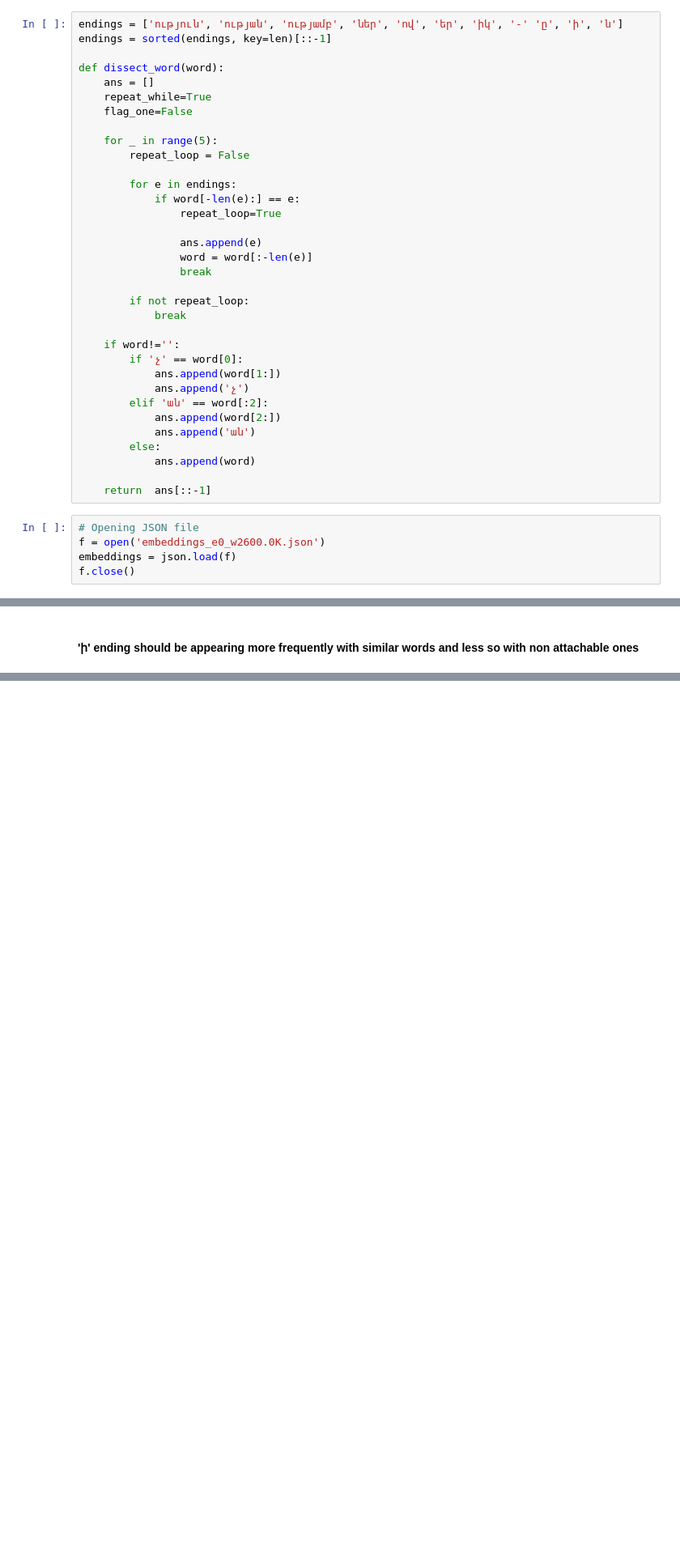
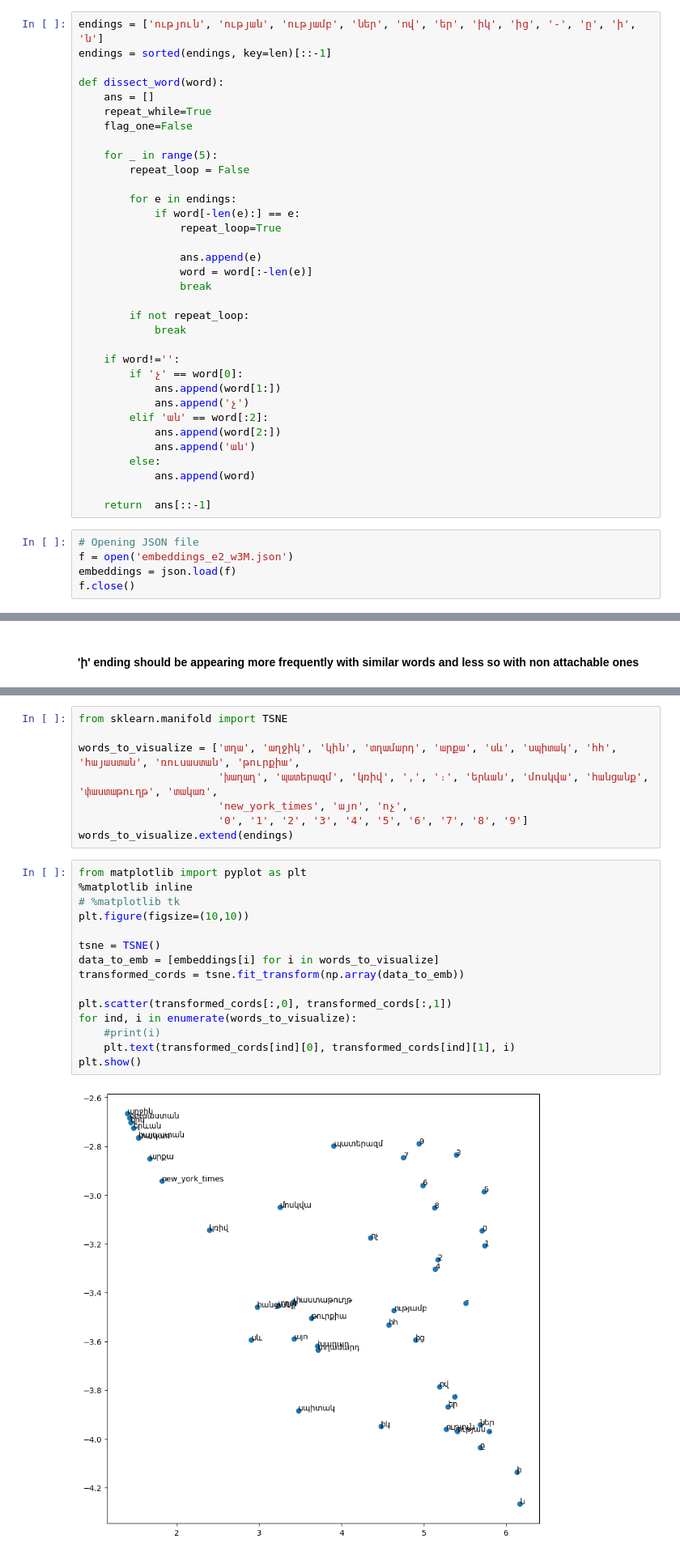
Before and after one commit to Movses1/ADV_ML_Bootcamp, a Jupyter notebook: NLP/Word2Vec/model_testing.ipynb, the cells around one changed output, grey strips where cells are left out. Shown: that part at 81% size. Drawn from its saved outputs; the diff is of its cells as text; blank space fills up the shorter version.

```diff
--- a/NLP/Word2Vec/model_testing.ipynb
+++ b/NLP/Word2Vec/model_testing.ipynb
@@ -5,7 +5,7 @@ from IPython import display
 from scipy.spatial.distance import cosine
 import json
 # %%
-endings = ['ություն', 'ության', 'ությամբ', 'ներ', 'ով', 'եր', 'իկ', '-' 'ը', 'ի', 'ն']
+endings = ['ություն', 'ության', 'ությամբ', 'ներ', 'ով', 'եր', 'իկ', 'ից', '-', 'ը', 'ի', 'ն']
 endings = sorted(endings, key=len)[::-1]
 
 def dissect_word(word):
@@ -40,7 +40,7 @@ def dissect_word(word):
     return  ans[::-1]
 # %%
 # Opening JSON file
-f = open('embeddings_e0_w2600.0K.json')
+f = open('embeddings_e2_w3M.json')
 embeddings = json.load(f)
 f.close()
 # %%
@@ -125,0 +129,25 @@ def calculate_similarity(word1, word2):
+# %%
+from sklearn.manifold import TSNE
+
+words_to_visualize = ['տղա', 'աղջիկ', 'կին', 'տղամարդ', 'արքա', 'սև', 'սպիտակ', 'հհ', 'հայաստան', 'ռուսաստան', 'թուրքիա',
+                      'խաղաղ', 'պատերազմ', 'կռիվ', ',', '։', 'երևան', 'մոսկվա', 'հանցանք', 'փաստաթուղթ', 'տակառ',
+                      'new_york_times', 'այո', 'ոչ',
+                      '0', '1', '2', '3', '4', '5', '6', '7', '8', '9']
+words_to_visualize.extend(endings)
+# %%
+from matplotlib import pyplot as plt
+%matplotlib inline
+# %matplotlib tk
+plt.figure(figsize=(10,10))
+
+tsne = TSNE()
+data_to_emb = [embeddings[i] for i in words_to_visualize]
+transformed_cords = tsne.fit_transform(np.array(data_to_emb))
+
+plt.scatter(transformed_cords[:,0], transformed_cords[:,1])
+for ind, i in enumerate(words_to_visualize):
+    #print(i)
+    plt.text(transformed_cords[ind][0], transformed_cords[ind][1], i)
+plt.show()
+# %% [output]
+[figure, added]
```
Also changed, not shown: parts of 19 cells of this notebook.
